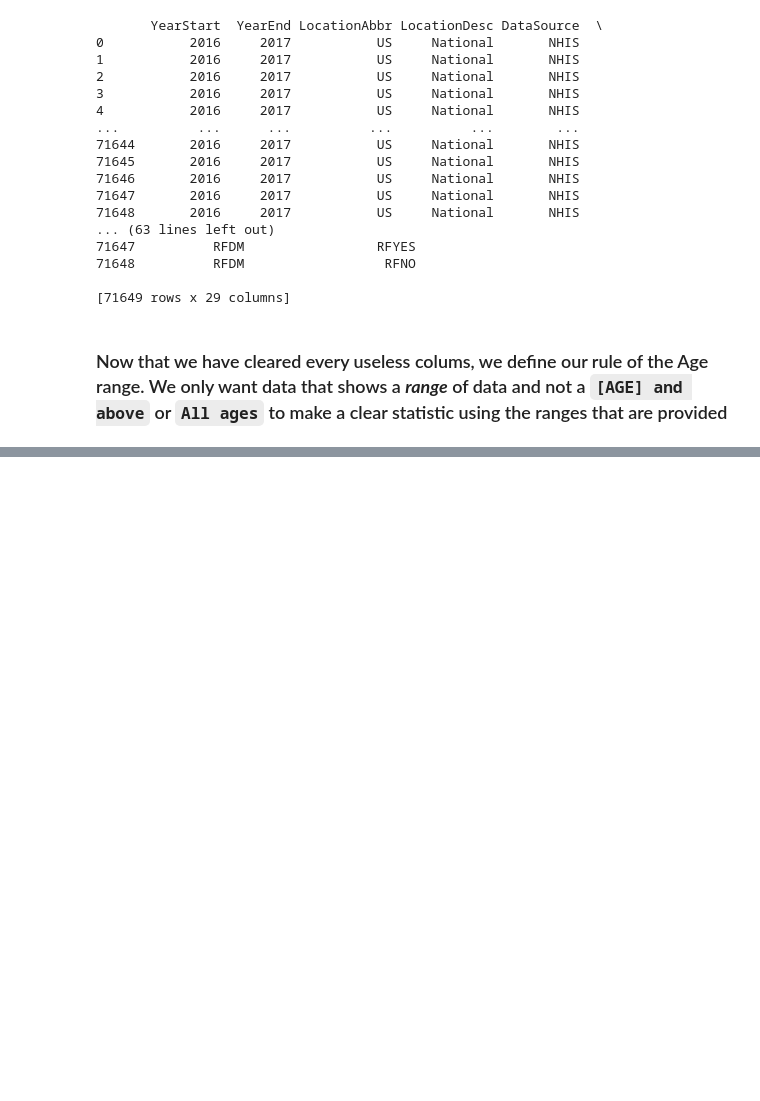
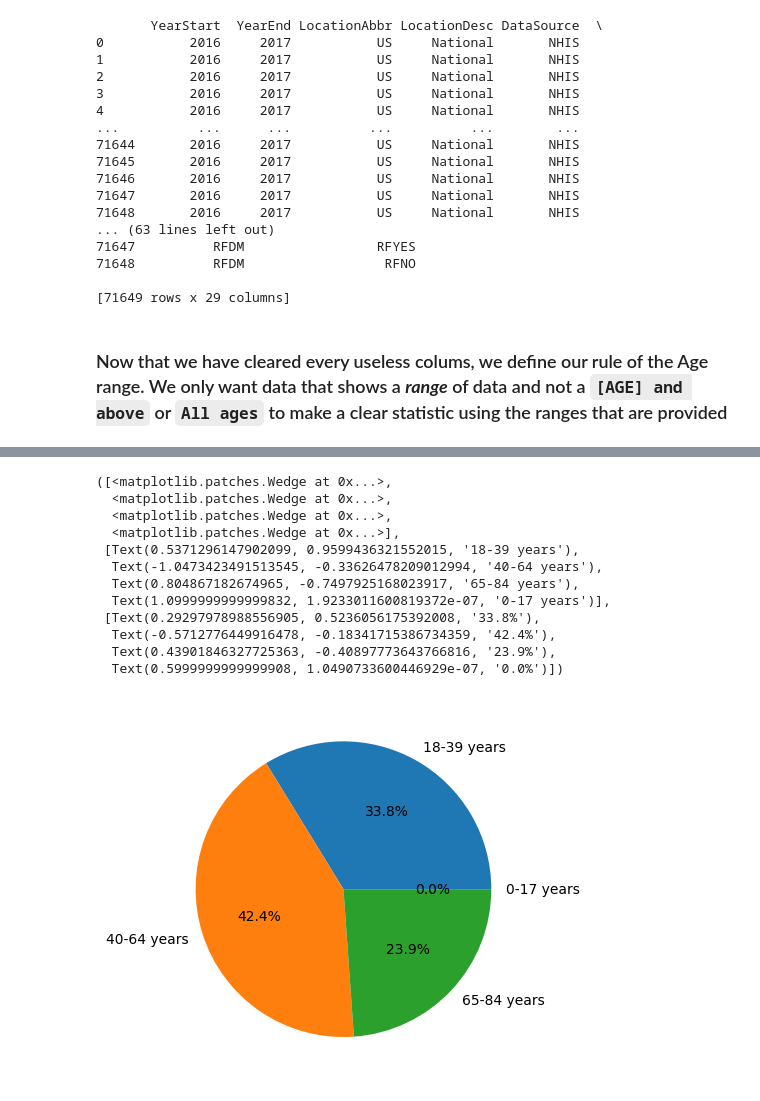
Before and after one commit to AntonioLeoneSolentUni/DataScienceAsseignment, a Jupyter notebook: mainHandin.ipynb, the cells around one changed output, grey strips where cells are left out. Saved outputs shown, nothing was run; the diff lists cells and outputs as text; code cells hidden in the pictures; blank space fills up the shorter version.

Commit message:
Starting to Visualize the data in pie and chars

```diff
--- a/mainHandin.ipynb
+++ b/mainHandin.ipynb
@@ -70,8 +74,15 @@ df = df.drop(ind_drop)
 ind_drop = df[df['Age'].apply(lambda x: x.startswith('85 years and older'))].index
 df = df.drop(ind_drop)
 ind_drop = df[df['Age'].apply(lambda x: x.startswith('18 years and older'))].index
-
+df = df.drop(ind_drop)
+ind_drop = df[df['RiskFactor'].apply(lambda x: x.startswith('All participants'))].index
 df = df.drop(ind_drop)
 
-print(df)
+ind_drop = df[df['Gender'].apply(lambda x: x.startswith('All genders'))].index
+df = df.drop(ind_drop)
+df.dropna(subset=['Sample_Size'], inplace=True)
+
+df['Sample_Size'] = df['Sample_Size'].astype(int)
+
+df.head()
 # %% [output]
@@ -94,0 +112,24 @@ print(df)
+# %%
+arange = ['18-39 years','40-64 years','65-84 years','0-17 years']
+procentual_distribution = []
+aged_classed_participant = {age: { 'participant': df[df['Age'] == age]['Sample_Size'].sum()} for age in arange}
+
+all_particpant = df['Sample_Size'].sum()
+
+participant_percentage = {age: (aged_classed_participant.get(age).get('participant') / all_particpant) *100 for age in arange}
+
+plt.pie(participant_percentage.values(),labels=participant_percentage.keys() ,autopct='%1.1f%%')
+# %% [output]
+([<matplotlib.patches.Wedge at 0x...>,
+  <matplotlib.patches.Wedge at 0x...>,
+  <matplotlib.patches.Wedge at 0x...>,
+  <matplotlib.patches.Wedge at 0x...>],
+ [Text(0.5371296147902099, 0.9599436321552015, '18-39 years'),
+  Text(-1.0473423491513545, -0.33626478209012994, '40-64 years'),
+  Text(0.804867182674965, -0.7497925168023917, '65-84 years'),
+  Text(1.0999999999999832, 1.9233011600819372e-07, '0-17 years')],
+ [Text(0.29297978988556905, 0.5236056175392008, '33.8%'),
+  Text(-0.5712776449916478, -0.18341715386734359, '42.4%'),
+  Text(0.43901846327725363, -0.40897773643766816, '23.9%'),
+  Text(0.5999999999999908, 1.0490733600446929e-07, '0.0%')])
+[figure, added]
```
Also changed, not shown: parts of 14 cells of this notebook, 1 other file.
